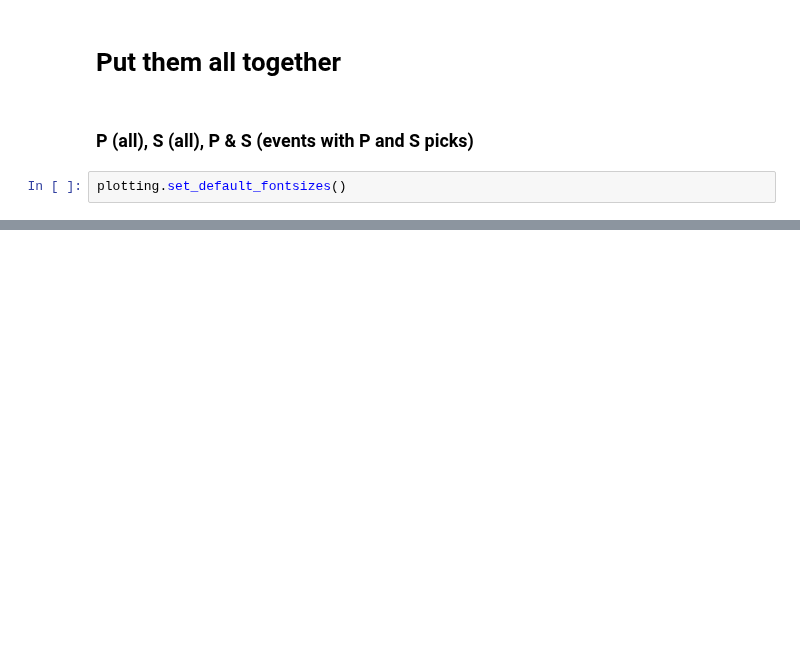
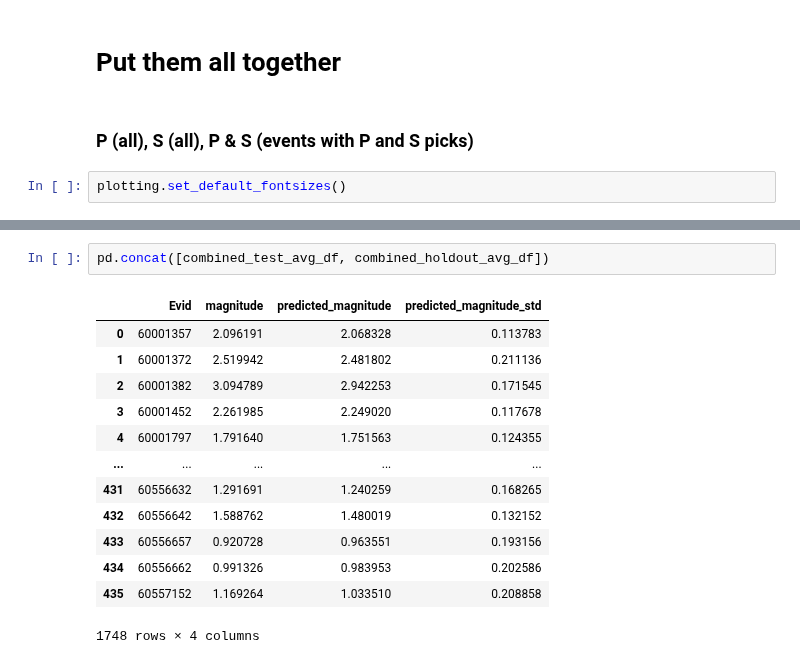
Before and after one commit to armstrong06/featmag, a Jupyter notebook: notebooks_figures/combinePandSPredictions.ipynb, the cells around one changed output, grey strips where cells are left out. Cells and saved outputs as stored; diff of their text form; blank space fills up the shorter version.

Commit message:
combine test sets in lin reg

```diff
--- a/notebooks_figures/combinePandSPredictions.ipynb
+++ b/notebooks_figures/combinePandSPredictions.ipynb
@@ -204,0 +206,16 @@ fig.savefig('../figures/actualVPredictedAveragesTitlesHorizontalLinReg.png', dpi
+# %%
+pd.concat([combined_test_avg_df, combined_holdout_avg_df])
+# %% [output]
+|  | Evid | magnitude | predicted_magnitude | predicted_magnitude_std |
+| 0 | 60001357 | 2.096191 | 2.068328 | 0.113783 |
+| 1 | 60001372 | 2.519942 | 2.481802 | 0.211136 |
+| 2 | 60001382 | 3.094789 | 2.942253 | 0.171545 |
+| 3 | 60001452 | 2.261985 | 2.249020 | 0.117678 |
+| 4 | 60001797 | 1.791640 | 1.751563 | 0.124355 |
+| ... | ... | ... | ... | ... |
+| 431 | 60556632 | 1.291691 | 1.240259 | 0.168265 |
+| 432 | 60556642 | 1.588762 | 1.480019 | 0.132152 |
+| 433 | 60556657 | 0.920728 | 0.963551 | 0.193156 |
+| 434 | 60556662 | 0.991326 | 0.983953 | 0.202586 |
+| 435 | 60557152 | 1.169264 | 1.033510 | 0.208858 |
+1748 rows × 4 columns
```
Also changed, not shown: parts of 1 cell of this notebook, 1 other file.
